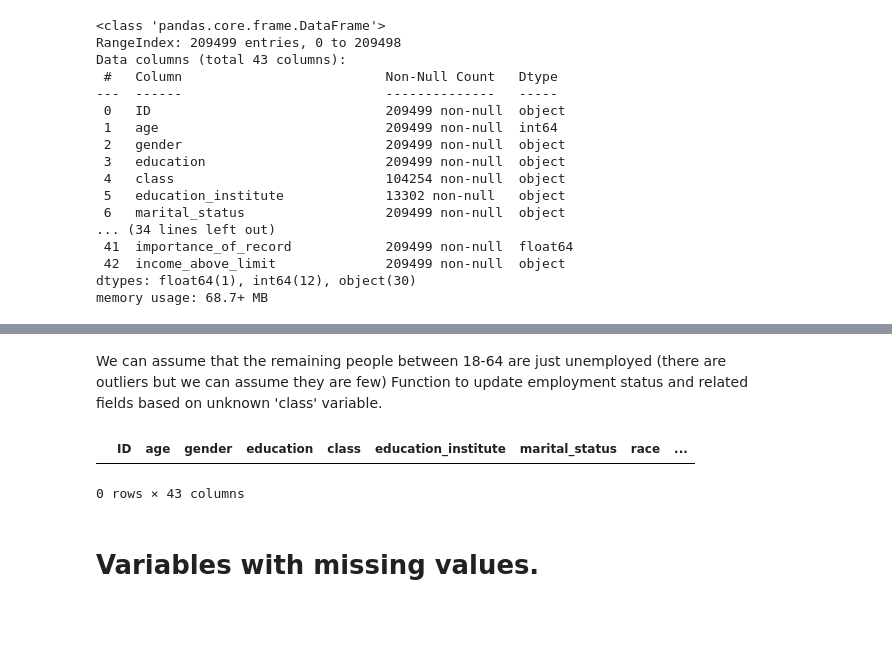
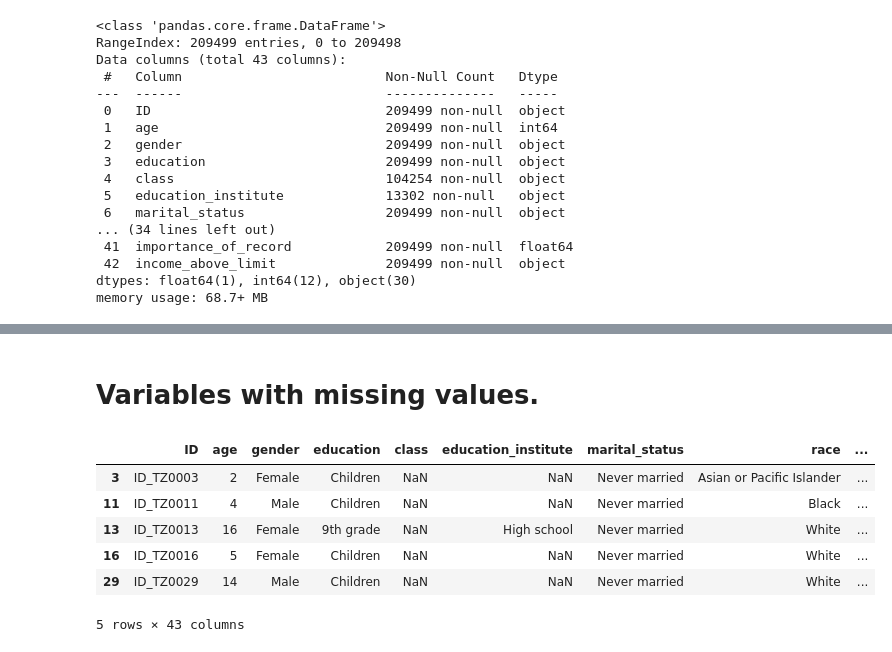
Before and after one commit to soodkunal/income-prediction, a Jupyter notebook: us 20 century.ipynb, the cells around one changed output, grey strips where cells are left out. Saved outputs shown, nothing was run; the diff lists cells and outputs as text; code cells hidden in the pictures; blank space fills up the shorter version.

```diff
--- a/us 20 century.ipynb
+++ b/us 20 century.ipynb
@@ -196,16 +77,14 @@ train_df
-# %% [markdown]
- We can assume that the remaining people between 18-64 are just unemployed (there are outliers but we can assume they are few)
-Function to update employment status and related fields based on unknown 'class' variable.
-# %%
-def update_employment_related(df):
-    df.loc[(df["occupation_code"] == 0) & pd.isna(df["class"]), ["class", "occupation_code", "occupation_code_main"]] = ["Unemployed", 0, "None"]
-    return df
-
-# Apply the function to the DataFrame
-train_df = update_employment_related(train_df.copy())  # Use a copy to avoid modifying the original
-train_df[train_df["class"].isnull()].head(5)
-# %% [output]
-|  | ID | age | gender | education | class | education_institute | marital_status | race | ... |
-0 rows × 43 columns
 # %% [markdown]
 <h1>Variables with missing values.</h1>
+# %%
+# Have a look at the values for people under 18 years.
+
+data[data["age"] <= 18].head(5)
+# %% [output]
+|  | ID | age | gender | education | class | education_institute | marital_status | race | ... |
+| 3 | ID_TZ0003 | 2 | Female | Children | NaN | NaN | Never married | Asian or Pacific Islander | ... |
+| 11 | ID_TZ0011 | 4 | Male | Children | NaN | NaN | Never married | Black | ... |
+| 13 | ID_TZ0013 | 16 | Female | 9th grade | NaN | High school | Never married | White | ... |
+| 16 | ID_TZ0016 | 5 | Female | Children | NaN | NaN | Never married | White | ... |
+| 29 | ID_TZ0029 | 14 | Male | Children | NaN | NaN | Never married | White | ... |
+5 rows × 43 columns
```
Also changed, not shown: parts of 25 cells of this notebook.
